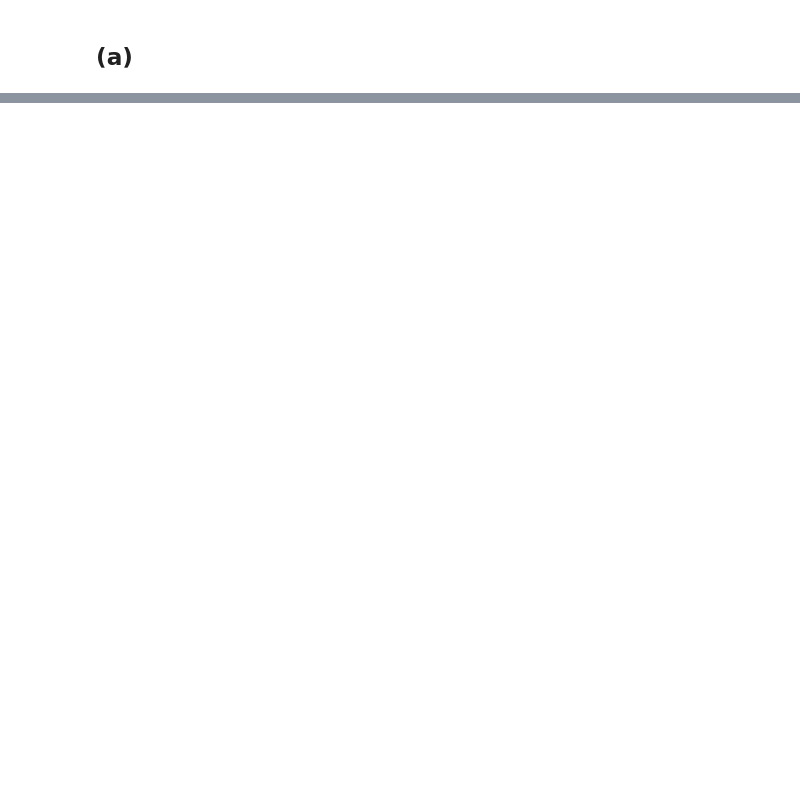
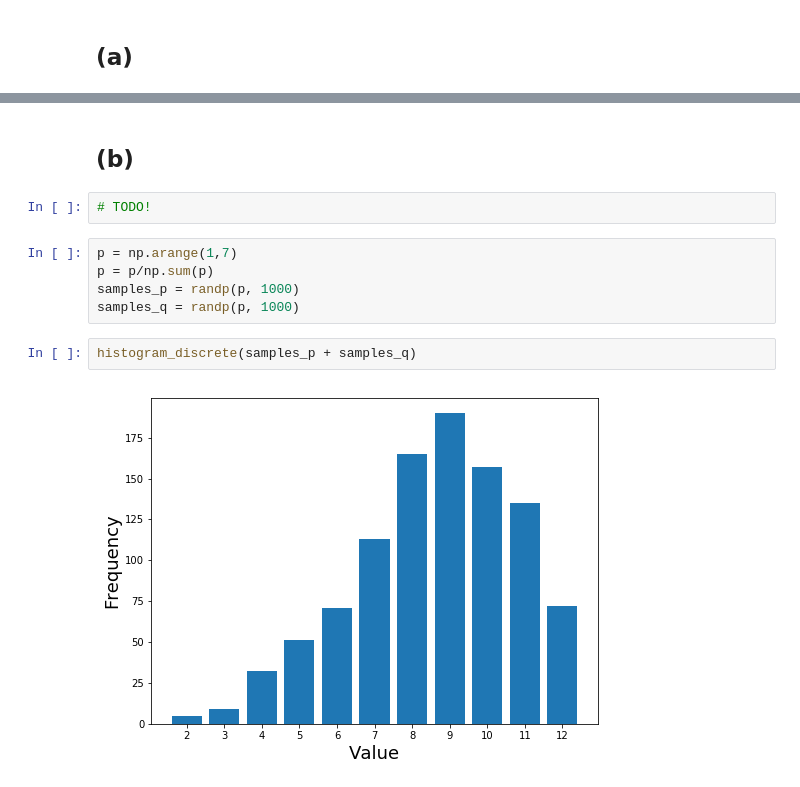
Before and after one commit to rfeinman/hw-mathtools, a Jupyter notebook: Feinman_Reuben_HW4/hw4.ipynb, the cells around one changed output, grey strips where cells are left out. Drawn from its saved outputs; the diff is of its cells as text; blank space fills up the shorter version.

```diff
--- a/Feinman_Reuben_HW4/hw4.ipynb
+++ b/Feinman_Reuben_HW4/hw4.ipynb
@@ -95,0 +117,13 @@ Counter({1: 98,
+# %% [markdown]
+## (b)
+# %%
+# TODO!
+# %%
+p = np.arange(1,7)
+p = p/np.sum(p)
+samples_p = randp(p, 1000)
+samples_q = randp(p, 1000)
+# %%
+histogram_discrete(samples_p + samples_q)
+# %% [output]
+[figure, added]
```
Also changed, not shown: parts of 23 cells of this notebook.
